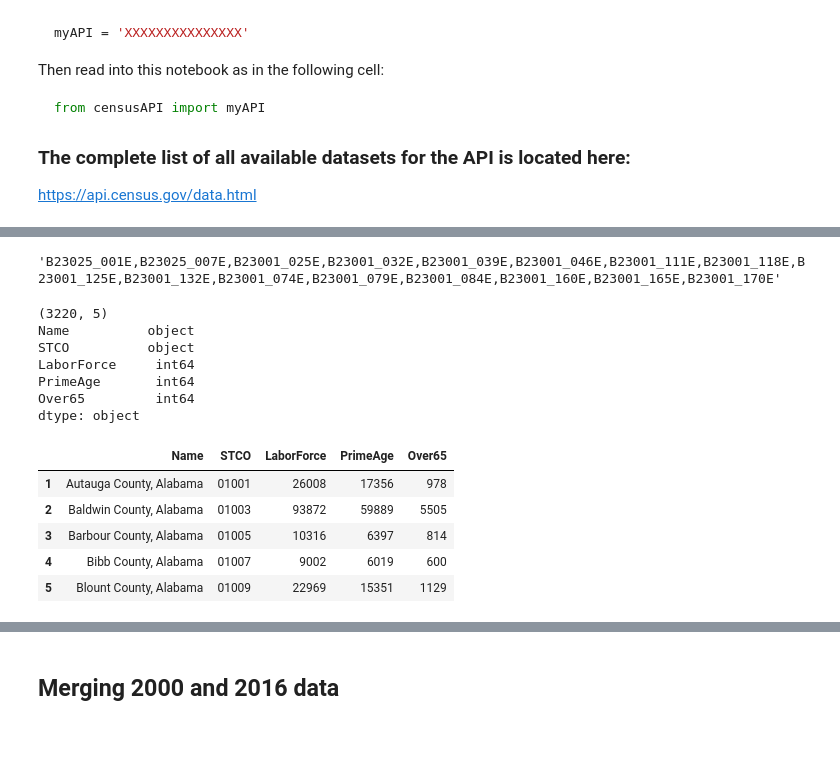
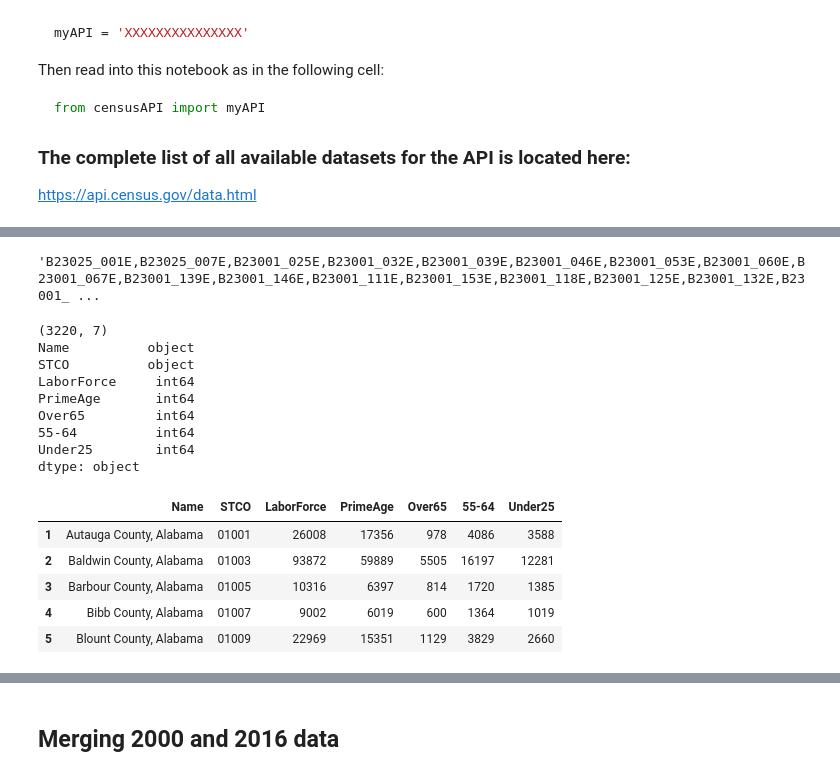
Before and after one commit to NYCPlanning/rp-USmetros_comparison, a Jupyter notebook: 2-LaborForce_ACS5.ipynb, the cells around one changed output, grey strips where cells are left out. Cells and saved outputs as stored; diff of their text form; code cells hidden in the pictures; blank space fills up the shorter version.

Commit message:
update 08.01 update labor force

```diff
--- a/2-LaborForce_ACS5.ipynb
+++ b/2-LaborForce_ACS5.ipynb
@@ -102,13 +110,15 @@ print(aff1y['variables']['B23025_007E'])
 # %%
 Labor16vars = ['B23025_001E', 'B23025_007E', 'B23001_025E', 'B23001_032E',
-               'B23001_039E', 'B23001_046E', 'B23001_111E', 'B23001_118E',
-               'B23001_125E', 'B23001_132E', 'B23001_074E', 'B23001_079E',
-               'B23001_084E', 'B23001_160E', 'B23001_165E', 'B23001_170E']
+               'B23001_039E', 'B23001_046E', 'B23001_053E', 'B23001_060E',
+               'B23001_067E', 'B23001_139E', 'B23001_146E', 'B23001_111E',
+               'B23001_153E', 'B23001_118E', 'B23001_125E', 'B23001_132E',
+               'B23001_074E', 'B23001_079E', 'B23001_084E', 'B23001_160E',
+               'B23001_165E', 'B23001_170E']
 
 Labor16str = ",".join(Labor16vars)
 Labor16str
 # %% [output]
-'B23025_001E,B23025_007E,B23001_025E,B23001_032E,B23001_039E,B23001_046E,B23001_111E,B23001_118E,B23001_125E,B23001_132E,B23001_074E,B23001_079E,B23001_084E,B23001_160E,B23001_165E,B23001_170E'
+'B23025_001E,B23025_007E,B23001_025E,B23001_032E,B23001_039E,B23001_046E,B23001_053E,B23001_060E,B23001_067E,B23001_139E,B23001_146E,B23001_111E,B23001_153E,B23001_118E,B23001_125E,B23001_132E,B23001_ ...
 # %%
 # Labor Force data for all counties in the US, 2016
 Labor16 = pd.read_json('https://api.census.gov/data/2016/acs/acs5?get='+
@@ -125,41 +135,51 @@ Labor16['STCO'] = Labor16[['state', 'county']].apply(lambda x: ''.join(x), axis=
 for col in Labor16vars:
     Labor16[col] = Labor16[col].astype(int)
 
 # aggregating age groups and calculations
 Labor16['LaborForce'] = Labor16['B23025_001E'] - Labor16['B23025_007E']
 Labor16['PrimeAge'] = Labor16['B23001_025E'] + Labor16['B23001_032E'] +\
                       Labor16['B23001_039E'] + Labor16['B23001_046E'] +\
                       Labor16['B23001_111E'] + Labor16['B23001_118E'] +\
                       Labor16['B23001_125E'] + Labor16['B23001_132E']
 Labor16['Over65'] = Labor16['B23001_074E'] + Labor16['B23001_079E'] +\
                     Labor16['B23001_084E'] + Labor16['B23001_160E'] +\
                     Labor16['B23001_165E'] + Labor16['B23001_170E']
+Labor16['55-64'] = Labor16['B23001_053E'] + Labor16['B23001_060E'] +\
+                   Labor16['B23001_067E'] + Labor16['B23001_139E'] +\
+                   Labor16['B23001_146E'] + Labor16['B23001_153E']
+Labor16['Under25'] = Labor16['LaborForce'] - Labor16['PrimeAge'] -\
+                     Labor16['Over65'] - Labor16['55-64']
 
 Labor16 = Labor16.drop(['state', 'county', 'B23025_001E', 'B23025_007E',
                         'B23001_025E', 'B23001_032E', 'B23001_039E',
                         'B23001_046E', 'B23001_111E', 'B23001_118E',
                         'B23001_125E', 'B23001_132E', 'B23001_074E',
                         'B23001_079E', 'B23001_084E', 'B23001_160E',
+                        'B23001_139E', 'B23001_146E', 'B23001_153E',
+                        'B23001_053E', 'B23001_060E', 'B23001_067E',
                         'B23001_165E', 'B23001_170E'], axis=1)
-Labor16.columns = ['Name', 'STCO', 'LaborForce', 'PrimeAge', 'Over65']
+Labor16.columns = ['Name', 'STCO', 'LaborForce', 'PrimeAge',
+                   'Over65', '55-64', 'Under25']
 
 print(Labor16.shape)
 print(Labor16.dtypes)
 Labor16.head()
 # %% [output]
-(3220, 5)
+(3220, 7)
 Name          object
 STCO          object
 LaborForce     int64
 PrimeAge       int64
 Over65         int64
+55-64          int64
+Under25        int64
 dtype: object
-|  | Name | STCO | LaborForce | PrimeAge | Over65 |
-| 1 | Autauga County, Alabama | 01001 | 26008 | 17356 | 978 |
-| 2 | Baldwin County, Alabama | 01003 | 93872 | 59889 | 5505 |
-| 3 | Barbour County, Alabama | 01005 | 10316 | 6397 | 814 |
-| 4 | Bibb County, Alabama | 01007 | 9002 | 6019 | 600 |
-| 5 | Blount County, Alabama | 01009 | 22969 | 15351 | 1129 |
+|  | Name | STCO | LaborForce | PrimeAge | Over65 | 55-64 | Under25 |
+| 1 | Autauga County, Alabama | 01001 | 26008 | 17356 | 978 | 4086 | 3588 |
+| 2 | Baldwin County, Alabama | 01003 | 93872 | 59889 | 5505 | 16197 | 12281 |
+| 3 | Barbour County, Alabama | 01005 | 10316 | 6397 | 814 | 1720 | 1385 |
+| 4 | Bibb County, Alabama | 01007 | 9002 | 6019 | 600 | 1364 | 1019 |
+| 5 | Blount County, Alabama | 01009 | 22969 | 15351 | 1129 | 3829 | 2660 |
 # %% [markdown]
 ----
 ## Labor Force 2000
```
Also changed, not shown: parts of 12 cells of this notebook, 2 other files.
